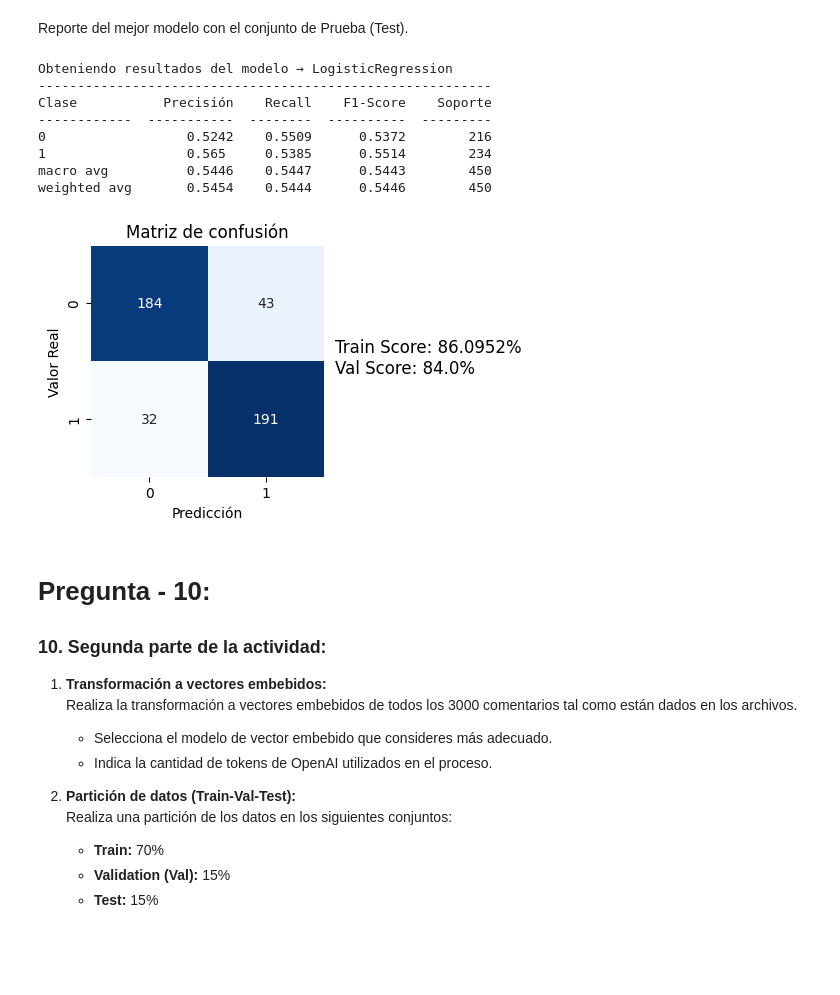
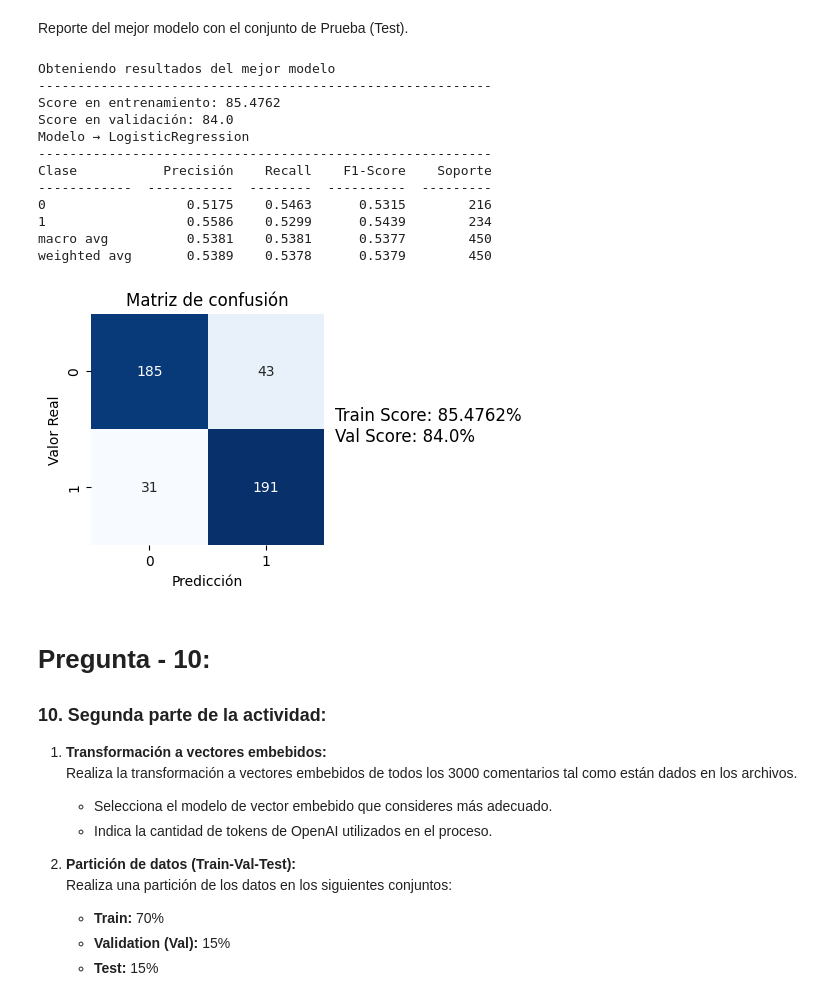
Before and after one commit to Jarcos09/Tareas, a Jupyter notebook: Team18_MNA_NLP_semana_5_Actividad_Embeddings_2025.ipynb, the cells around one changed output. Drawn from its saved outputs; the diff is of its cells as text; code cells hidden in the pictures; blank space fills up the shorter version.

```diff
--- a/Team18_MNA_NLP_semana_5_Actividad_Embeddings_2025.ipynb
+++ b/Team18_MNA_NLP_semana_5_Actividad_Embeddings_2025.ipynb
@@ -957,23 +972,38 @@ weighted avg       0.5629    0.56        0.5595        450
 
 
 Reporte del mejor modelo con el conjunto de Prueba (Test).
-# %%
-# ******* Inlcuye a continuación todas las líneas de código y celdas que requieras: ***********
-
-resultados(modeloLR, trainEmb,y_train,valEmb,y_val,testEmb)
-
-
-# *********** Aquí termina la sección de agregar código *************
-# %% [output]
-Obteniendo resultados del modelo → LogisticRegression
-----------------------------------------------------------
-Clase           Precisión    Recall    F1-Score    Soporte
-------------  -----------  --------  ----------  ---------
-0                  0.5242    0.5509      0.5372        216
-1                  0.565     0.5385      0.5514        234
-macro avg          0.5446    0.5447      0.5443        450
-weighted avg       0.5454    0.5444      0.5446        450
-[figure, removed]
+# %%
+# ******* Incluye a continuación todas las líneas de código y celdas que requieras: ***********
+
+# Se combinan los diccionarios resultadoLR y resultadoRF en un solo diccionario llamado resultados_entrenamiento.
+resultados_entrenamiento = {**resultadoLR, **resultadoRF}
+
+# Se selecciona el modelo con el mejor desempeño en la validación utilizando el score_val como criterio de comparación.
+mejorModelo = max(resultados_entrenamiento.items(), key=lambda item: item[1]['score_val'])
+
+# Se imprimen los resultados del mejor modelo identificado en la validación.
+print(f"Obteniendo resultados del mejor modelo")
+print(f"--"*29)
+print(f"Score en entrenamiento: \033[32m\033[1m{mejorModelo[1]['score_train']}\033[0m")
+print(f"Score en validación: \033[32m\033[1m{mejorModelo[1]['score_val']}\033[0m")
+
+resultado = resultados(mejorModelo[0], trainEmb,y_train,valEmb,y_val,testEmb)
+
+# *********** Aquí termina la sección de agregar código *************
+# %% [output]
+Obteniendo resultados del mejor modelo
+----------------------------------------------------------
+Score en entrenamiento: 85.4762
+Score en validación: 84.0
+Modelo → LogisticRegression
+----------------------------------------------------------
+Clase           Precisión    Recall    F1-Score    Soporte
+------------  -----------  --------  ----------  ---------
+0                  0.5175    0.5463      0.5315        216
+1                  0.5586    0.5299      0.5439        234
+macro avg          0.5381    0.5381      0.5377        450
+weighted avg       0.5389    0.5378      0.5379        450
+[figure, added]
 # %% [markdown]
 # **Pregunta - 10:**
 
```
Also changed, not shown: parts of 13 cells of this notebook.
